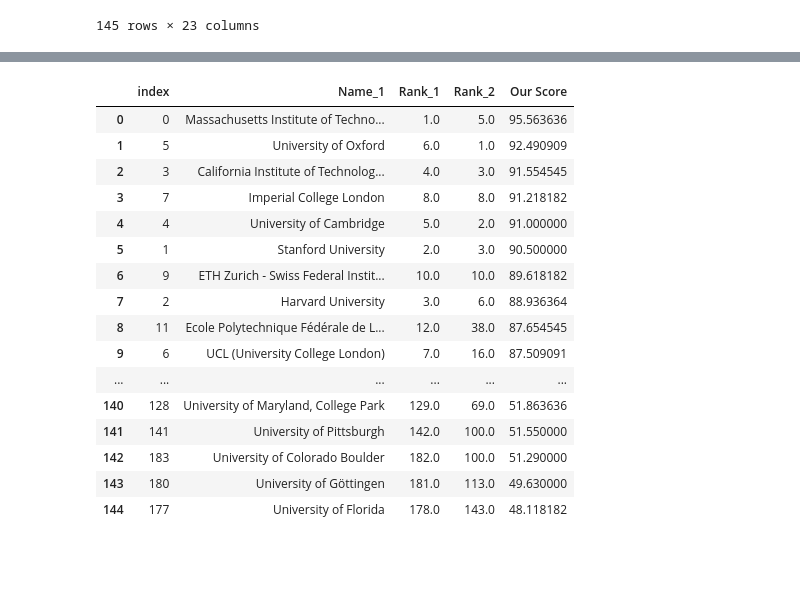
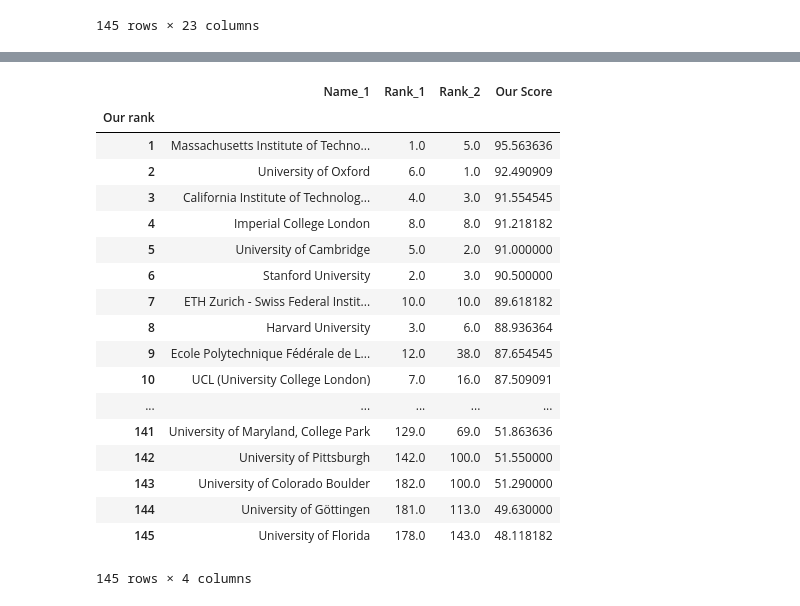
Before and after one commit to Redouane-Elghazi/ADA_ENPantouFLeS, a Jupyter notebook: HW2/HW2.ipynb, the cells around one changed output, grey strips where cells are left out. Drawn from its saved outputs; the diff is of its cells as text; code cells hidden in the pictures; blank space fills up the shorter version.

```diff
--- a/HW2/HW2.ipynb
+++ b/HW2/HW2.ipynb
@@ -69,5 +71,3 @@ As we see, some pages lack the data we need.
 # %%
 data_1 = pd.DataFrame(data_list)
 data_1 = data_1[['Name','Rank','Country','Region','Number of faculty members','Number of international members','Number of students', 'Number of international students','Score_1','Score_2','Score_3','Score_4','Score_5','Score_6']]
-
-pd.set_option('display.max_rows', 200)
@@ -463,21 +479,28 @@ data_combined
 # %%
 data_combined['Our Score'] = data_combined[['Score_' + str(i) for i in range(1,12)]].mean(axis = 1)
-data_combined[['Name_1','Rank_1','Rank_2','Our Score']].sort_values('Our Score',ascending=False).reset_index()
+
+#We reset the index after sorting so that it represents the rank
+data_combined = data_combined.sort_values('Our Score',ascending=False).reset_index()[['Name_1','Rank_1','Rank_2','Our Score']]
+data_combined.index = data_combined.index + 1
+data_combined.index.name = 'Our rank'
+data_combined
 # %% [output]
-|  | index | Name_1 | Rank_1 | Rank_2 | Our Score |
-| 0 | 0 | Massachusetts Institute of Techno... | 1.0 | 5.0 | 95.563636 |
-| 1 | 5 | University of Oxford | 6.0 | 1.0 | 92.490909 |
-| 2 | 3 | California Institute of Technolog... | 4.0 | 3.0 | 91.554545 |
-| 3 | 7 | Imperial College London | 8.0 | 8.0 | 91.218182 |
-| 4 | 4 | University of Cambridge | 5.0 | 2.0 | 91.000000 |
-| 5 | 1 | Stanford University | 2.0 | 3.0 | 90.500000 |
-| 6 | 9 | ETH Zurich - Swiss Federal Instit... | 10.0 | 10.0 | 89.618182 |
-| 7 | 2 | Harvard University | 3.0 | 6.0 | 88.936364 |
-| 8 | 11 | Ecole Polytechnique Fédérale de L... | 12.0 | 38.0 | 87.654545 |
-| 9 | 6 | UCL (University College London) | 7.0 | 16.0 | 87.509091 |
-| ... | ... | ... | ... | ... | ... |
-| 140 | 128 | University of Maryland, College Park | 129.0 | 69.0 | 51.863636 |
-| 141 | 141 | University of Pittsburgh | 142.0 | 100.0 | 51.550000 |
-| 142 | 183 | University of Colorado Boulder | 182.0 | 100.0 | 51.290000 |
-| 143 | 180 | University of Göttingen | 181.0 | 113.0 | 49.630000 |
-| 144 | 177 | University of Florida | 178.0 | 143.0 | 48.118182 |
+|  | Name_1 | Rank_1 | Rank_2 | Our Score |
+| Our rank |  |  |  |  |
+| 1 | Massachusetts Institute of Techno... | 1.0 | 5.0 | 95.563636 |
+| 2 | University of Oxford | 6.0 | 1.0 | 92.490909 |
+| 3 | California Institute of Technolog... | 4.0 | 3.0 | 91.554545 |
+| 4 | Imperial College London | 8.0 | 8.0 | 91.218182 |
+| 5 | University of Cambridge | 5.0 | 2.0 | 91.000000 |
+| 6 | Stanford University | 2.0 | 3.0 | 90.500000 |
+| 7 | ETH Zurich - Swiss Federal Instit... | 10.0 | 10.0 | 89.618182 |
+| 8 | Harvard University | 3.0 | 6.0 | 88.936364 |
+| 9 | Ecole Polytechnique Fédérale de L... | 12.0 | 38.0 | 87.654545 |
+| 10 | UCL (University College London) | 7.0 | 16.0 | 87.509091 |
+| ... | ... | ... | ... | ... |
+| 141 | University of Maryland, College Park | 129.0 | 69.0 | 51.863636 |
+| 142 | University of Pittsburgh | 142.0 | 100.0 | 51.550000 |
+| 143 | University of Colorado Boulder | 182.0 | 100.0 | 51.290000 |
+| 144 | University of Göttingen | 181.0 | 113.0 | 49.630000 |
+| 145 | University of Florida | 178.0 | 143.0 | 48.118182 |
+145 rows × 4 columns
```
Also changed, not shown: parts of 14 cells of this notebook.
